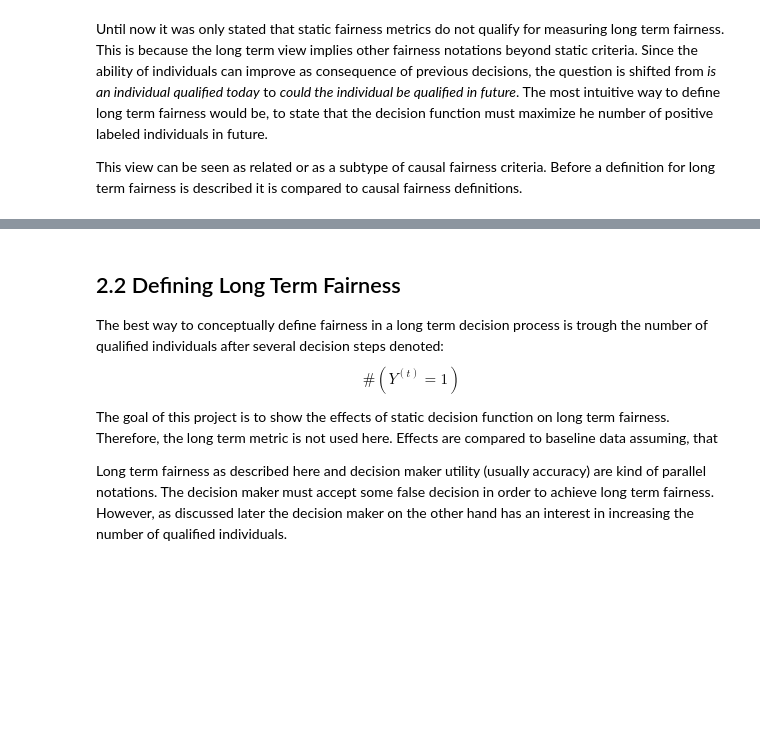
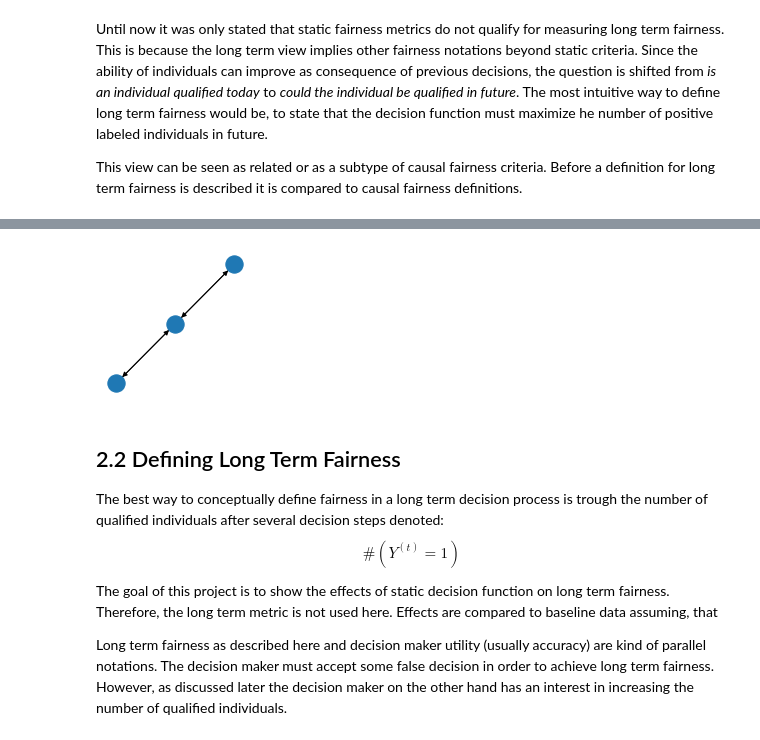
Before and after one commit to danilobr94/dynamic-aif-framework, a Jupyter notebook: examples/1_1_Inroduction.ipynb, the cells around one changed output, grey strips where cells are left out. Saved outputs shown, nothing was run; the diff lists cells and outputs as text; code cells hidden in the pictures; blank space fills up the shorter version.

```diff
--- a/examples/1_1_Inroduction.ipynb
+++ b/examples/1_1_Inroduction.ipynb
@@ -204,3 +218,17 @@ $$TODO$$
+# %%
+G = nx.MultiDiGraph()
+
+G.add_edges_from([
+    (1, 2),
+    (2, 3),
+    (3, 2),
+    (2, 1),
+])
+
+plt.figure(figsize=(2,2))
+nx.draw(G)
+# %% [output]
+[figure, added]
 # %% [markdown]
 ## 2.2 Defining Long Term Fairness
 The best way to conceptually define fairness in a long term decision process is trough the number of qualified individuals after several decision steps denoted: $$ \# (Y^{(t)}=1)$$
```
Also changed, not shown: parts of 6 cells of this notebook.
